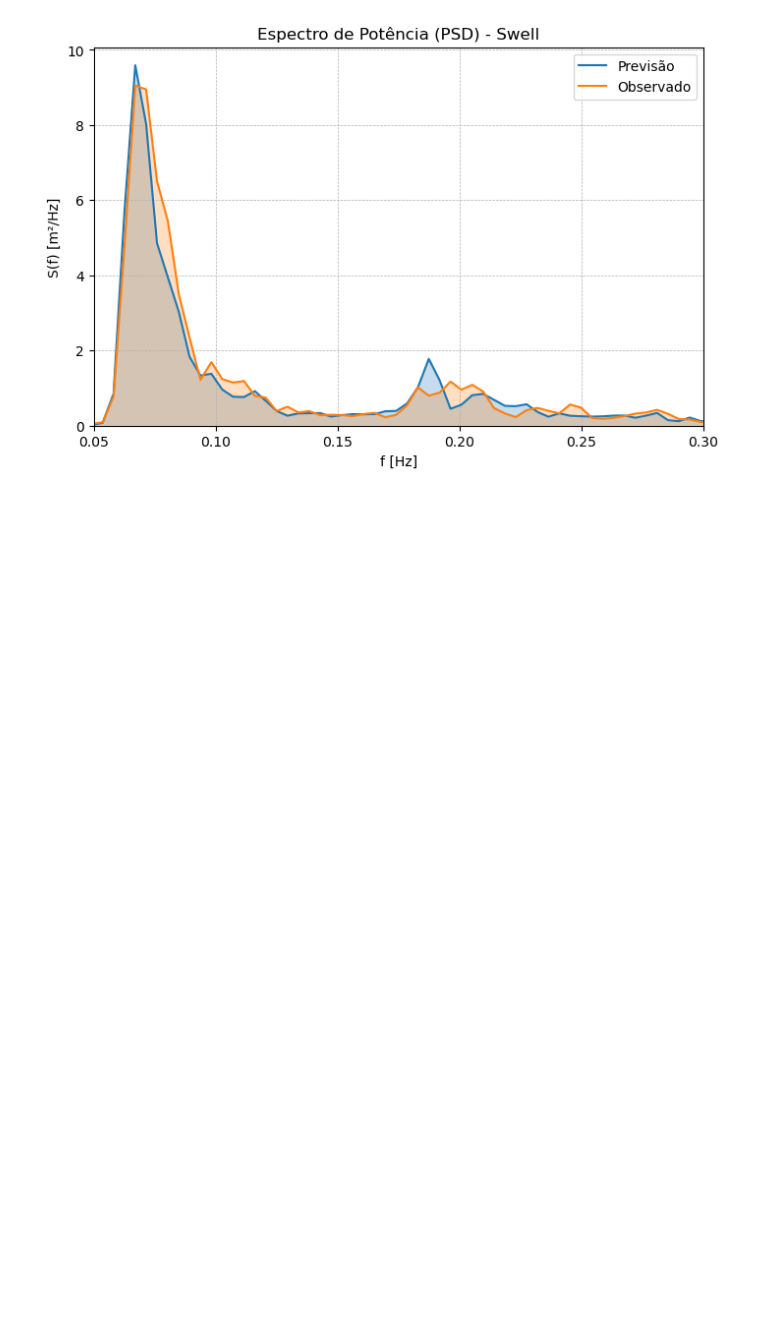
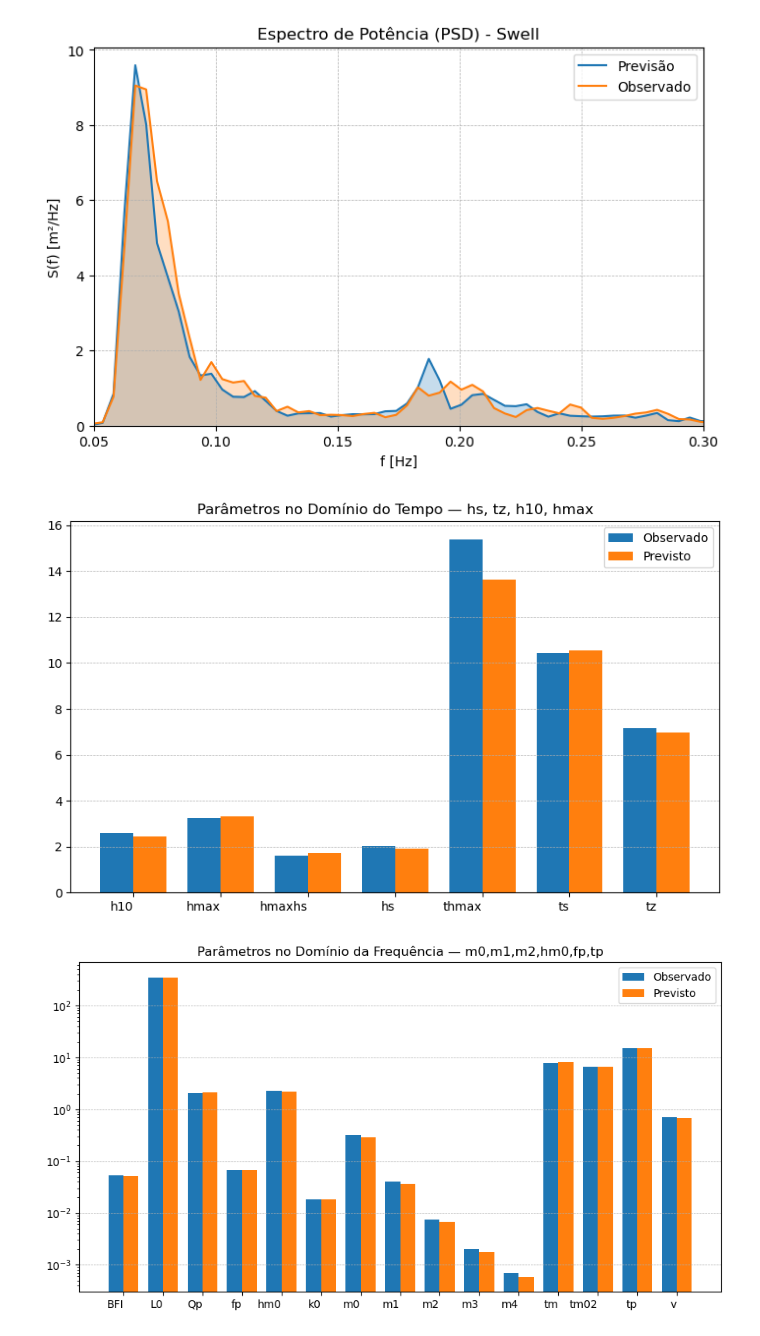
Before and after one commit to asapessoa77/sophia-wv, a Jupyter notebook: omarsat.ipynb, the cells around one changed output. Cells and saved outputs as stored; diff of their text form; code cells hidden in the pictures; blank space fills up the shorter version.

```diff
--- a/omarsat.ipynb
+++ b/omarsat.ipynb
@@ -308,0 +398,10 @@ tools.plot_power_spectrum_pair(
+# %%
+
+plot_compare_td_fd(ppt_real, ppf_real, ppt_prev, ppf_prev,
+                   label_ref="Observado", label_cmp="Previsto",
+                   td_title="Parâmetros no Domínio do Tempo — hs, tz, h10, hmax",
+                   fd_title="Parâmetros no Domínio da Frequência — m0,m1,m2,hm0,fp,tp",
+                   rotate_xticks=0)
+# %% [output]
+[figure, added]
+[figure, added]
```
Also changed, not shown: parts of 5 cells of this notebook.
